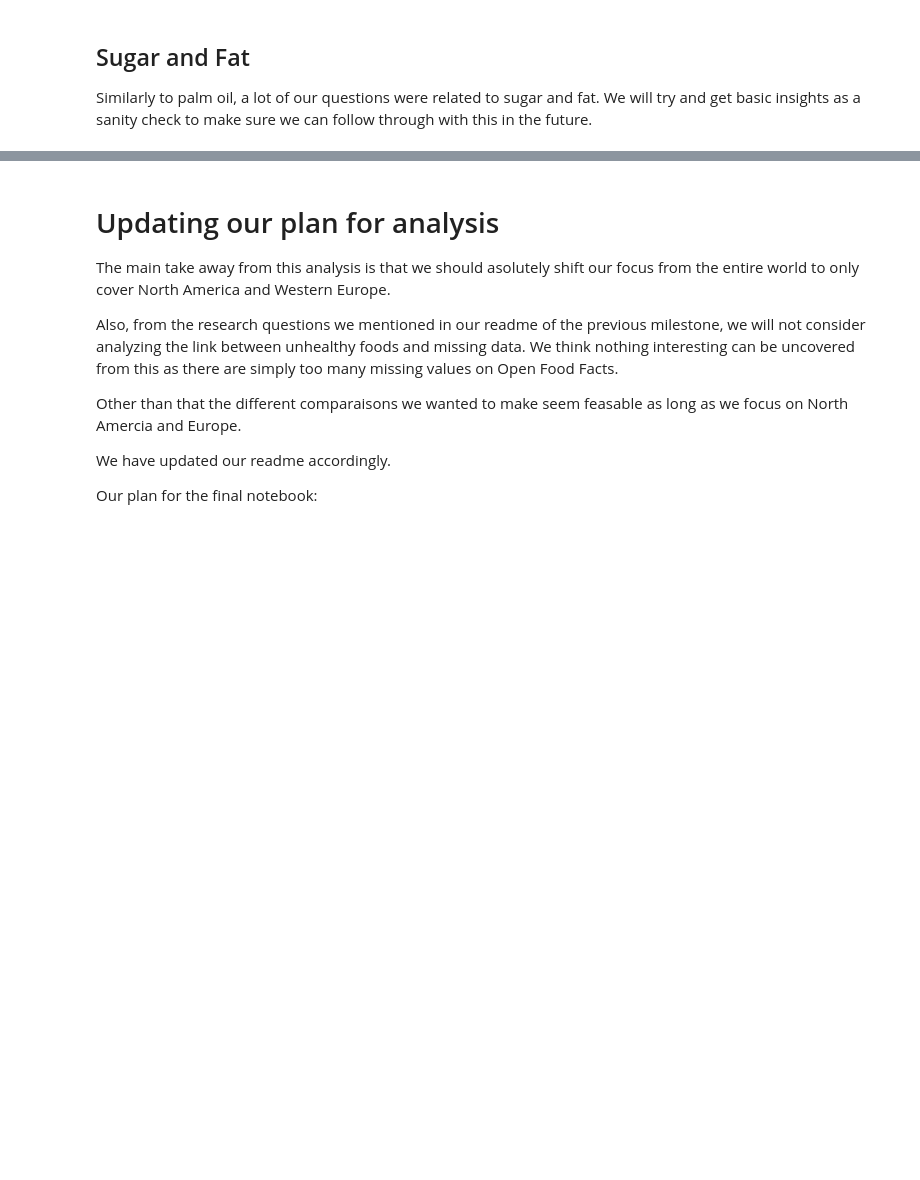
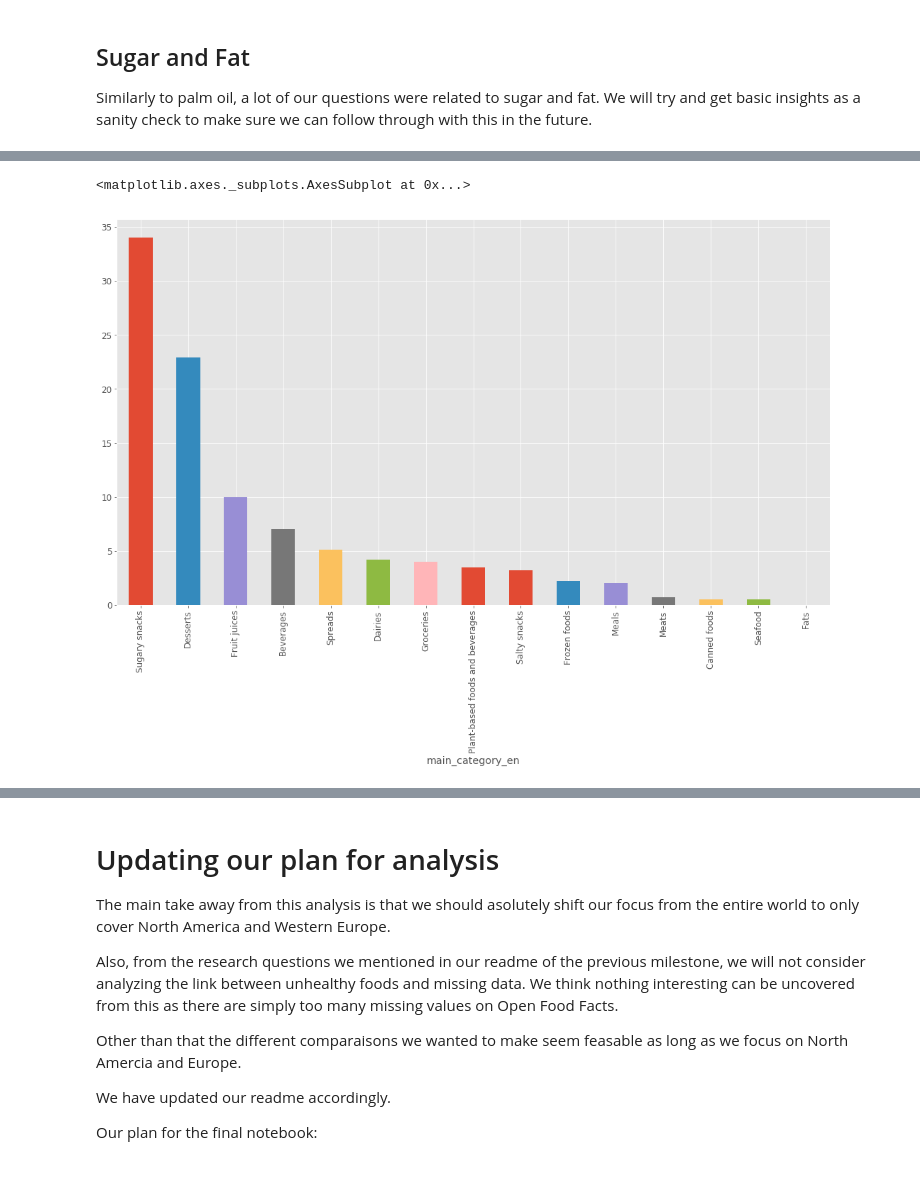
Before and after one commit to lbasseto/meyran-open-food-facts, a Jupyter notebook: Data PreProcessing.ipynb, the cells around one changed output, grey strips where cells are left out. Drawn from its saved outputs; the diff is of its cells as text; code cells hidden in the pictures; blank space fills up the shorter version.

```diff
--- a/Data PreProcessing.ipynb
+++ b/Data PreProcessing.ipynb
@@ -663,0 +675,6 @@ mean_sugar_per_country.plot.bar()
+# %%
+test_sugar = df.groupby("main_category_en")["sugars_100g"].aggregate(["median", "count"])
+test_sugar[test_sugar["count"] > 1000].sort_values(by="median", ascending=False)["median"].plot.bar()
+# %% [output]
+<matplotlib.axes._subplots.AxesSubplot at 0x...>
+[figure, added]
```
Also changed, not shown: parts of 37 cells of this notebook.
